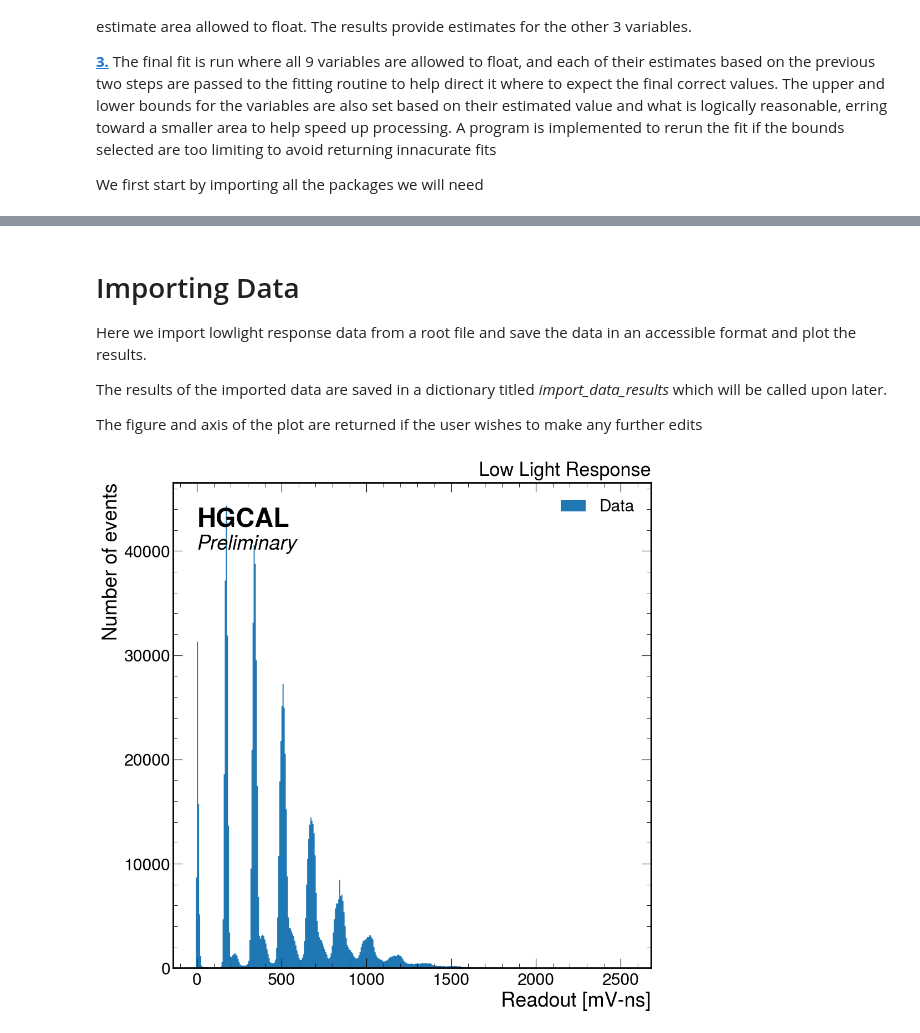
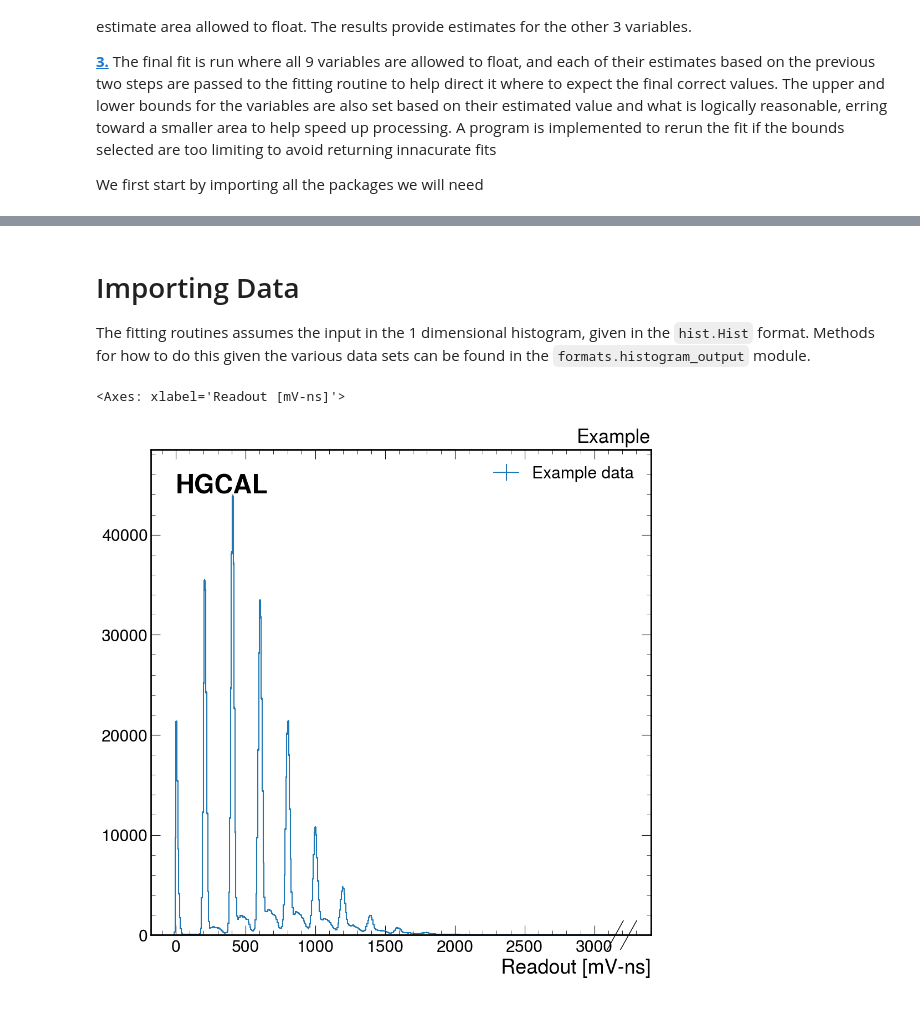
Before and after one commit to UMDCMS/sipmanalyze, a Jupyter notebook: notebooks/low_light_response.ipynb, the cells around one changed output, grey strips where cells are left out. Drawn from its saved outputs; the diff is of its cells as text; code cells hidden in the pictures.

```diff
--- a/notebooks/low_light_response.ipynb
+++ b/notebooks/low_light_response.ipynb
@@ -28,30 +28,22 @@ For more information see: https://github.com/tensorflow/addons/issues/2807
 # %% [markdown]
 # Importing Data
-Here we import lowlight response data from a root file and save the data in an accessible format and plot the results.
 
-The results of the imported data are saved in a dictionary titled _import_data_results_ which will be called upon later.
-
-The figure and axis of the plot are returned if the user wishes to make any further edits
+The fitting routines assumes the input in the 1 dimensional histogram, given in
+the `hist.Hist` format. Methods for how to do this given the various data sets
+can be found in the `formats.histogram_output` module.
 # %%
-root_1="data/waveform_example.root"
-root_2="data/picoblock_20190430_lasertrigger.root"
-root_3="data/picoblock_laser_20190521.root"
-root_4="data/picoblock_laser_53p1.root"
-root_5="data/picoblock_laser_53p6.root"
-root_6="data/picoblock_laser_54p1_20190429.root"
-root_7="data/picoblock_laser_54p1.root"
+data_hist = sipmanalyze.formats.histogram_output.from_waveform(
+    "data/picoblock_20190430_lasertrigger.root", start=5, stop=45
+)
 
-starttime=datetime.datetime.now()
-
-file_location=root_2
-
-#import the data
-import_data_results=est.import_data(file_location)
-
-#plot the data
-fig,ax = est.plot_import_data(import_data_results)
+# plot the data
+fig, ax = plot.make_simple_figure()
+plot.plot_data1d(ax=ax, data=data_hist, label="Example data")
+ax.legend()
+plot.add_std_label(ax=ax, label="", rlabel="Example")
 # %% [output]
+<Axes: xlabel='Readout [mV-ns]'>
-[figure, old version]
+[figure, new version]
 # %% [markdown]
 # Gaussian Parameter Estimation
 
```
Also changed, not shown: parts of 20 cells of this notebook.
